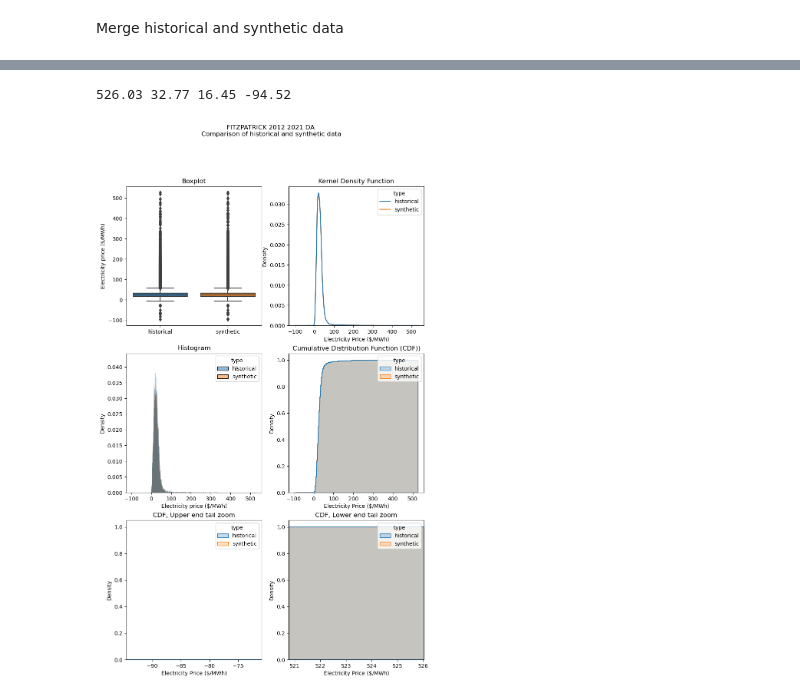
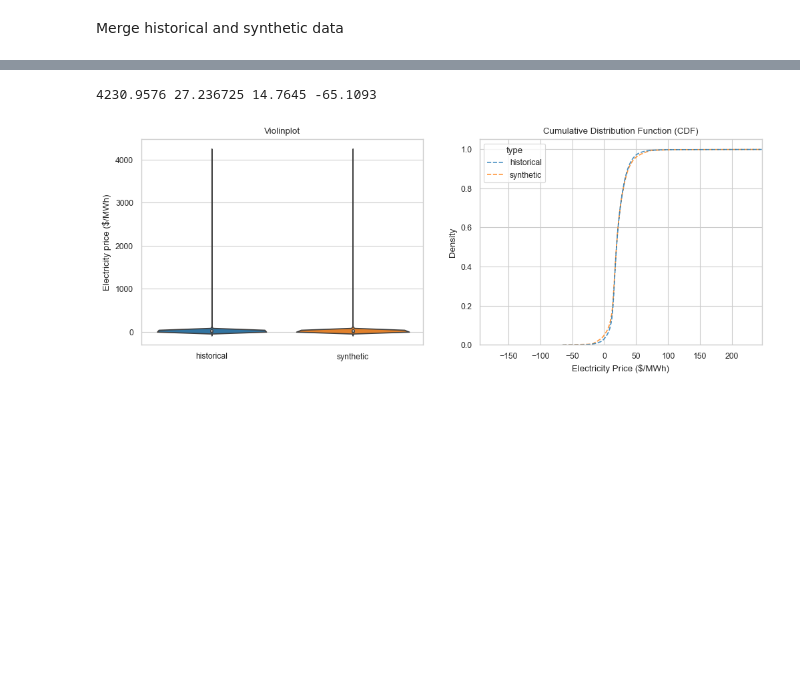
Before and after one commit to idaholab/FORCE, a Jupyter notebook: use_cases/IES_Feb23/train/ARMA_metrics.ipynb, the cells around one changed output, grey strips where cells are left out. Cells and saved outputs as stored; diff of their text form; code cells hidden in the pictures; blank space fills up the shorter version.

```diff
--- a/use_cases/IES_Feb23/train/ARMA_metrics.ipynb
+++ b/use_cases/IES_Feb23/train/ARMA_metrics.ipynb
@@ -5,16 +5,17 @@ import numpy as np
 import matplotlib.pyplot as plt
 import os
 # %%
-arma_data = {'braidwood_covid':["./Output_Braidwood_2012_2021_DA_periodic/synthetic.csv", "../data/electricity_markets/PJM_braidwood/"],
+arma_data = {'braidwood_covid':["./Output_Braidwood_2012_2021_DA/synthetic.csv", "../data/electricity_markets/PJM_braidwood/"],
               'braidwood_non_covid':["./Output_Braidwood_2012_2019_DA/synthetic.csv", "../data/electricity_markets/PJM_braidwood/"],
               'davis_besse':["./Output_davis_besse_2012_2021_DA/synthetic.csv", "../data/electricity_markets/PJM_davis_besse/"],
               'ginna':["./Output_ginna_2012_2021_DA/synthetic.csv", "../data/electricity_markets/NYISO_ginna/"],
               'fitzpatrick':["./Output_fitzpatrick_2012_2021_DA/synthetic.csv", "../data/electricity_markets/NYISO_fitzpatrick/"],
               'nine_mile_point':["./Output_nine_mile_point_2012_2021_DA/synthetic.csv", "../data/electricity_markets/NYISO_nine_mile_point/"],
-              'houston':["./Output_houston_2012_2021_DA/synthetic.csv", "../data/electricity_markets/ERCOT_houston/"]}
+              'houston':["./Output_houston_2012_2021_DA/synthetic.csv", "../data/electricity_markets/ERCOT_houston/"],
+              'cooper': ["./Output_cooper_2014_2021_DA/synthetic.csv", "../data/electricity_markets/SPP_cooper/"]}
 
 
-case = "fitzpatrick"
+case = "cooper"
 
 
 if case not in arma_data.keys():
@@ -150,47 +151,56 @@ prices_df
 # %%
 # Plot and save histograms and boxplots
-fig, axes = plt.subplots(3,2,figsize =(10,16))
+fig, axes = plt.subplots(1,2,figsize =(12,4))
 
 title = ' '.join(tag.split('_')).upper()+'\n Comparison of historical and synthetic data'
-fig.suptitle(title)
+#fig.suptitle(title, y = 1.07)
 
-sns.boxplot(ax = axes[0,0],data=prices_df, x='type', y='price')
-axes[0,0].set_title('Boxplot')
-axes[0,0].set_ylabel('Electricity price ($/MWh)')
-axes[0,0].set_xlabel('')
-
-sns.histplot(ax = axes[1,0], data=prices_df, x='price', hue='type', bins=5000, stat='density', common_norm=False)
-axes[1,0].set_title('Histogram')
-axes[1,0].set_xlabel('Electricity price ($/MWh)')
-#axes[1,0].set_xlim(-25,200)
-
-sns.kdeplot(ax = axes[0,1], x='price', data=prices_df, hue='type',common_norm=False)
-axes[0,1].set_title('Kernel Density Function')
-axes[0,1].set_xlabel('Electricity Price ($/MWh)')
-#axes[0,1].set_xlim(-25,200)
-
-sns.histplot(ax = axes[1,1], data=prices_df, x='price', hue='type', bins=len(prices_df), stat='density', element='step', fill=True,cumulative=True, common_norm=False)
-axes[1,1].set_title('Cumulative Distribution Function (CDF))')
-axes[1,1].set_xlabel('Electricity Price ($/MWh)')
-#axes[1,1].set_xlim(0,125)
-
+mean  = stats['historical price']['mean']
+price95 = 2*stats['historical price']['std']+mean
+price05 = mean -2*stats['historical price']['std']
 max_price = stats['historical price']['max']
 quart1_price = stats['historical price']['25%']
 min_price = stats['historical price']['min']
 quart3_price = stats['historical price']['75%']
 print(max_price, quart3_price, quart1_price, min_price)
 
-sns.histplot(ax = axes[2,0], data=prices_df, x='price', hue='type', bins=len(prices_df), stat='density', element='step', fill=True,cumulative=True, common_norm=False)
-axes[2,0].set_title('CDF, Upper end tail zoom')
-axes[2,0].set_xlabel('Electricity Price ($/MWh)')
-axes[2,0].set_xlim(min_price,max(0.75*min_price, 1.25*min_price))
+sns.set_style('whitegrid')
+sns.set_context('paper')
 
-sns.histplot(ax = axes[2,1], data=prices_df, x='price', hue='type', bins=len(prices_df), stat='density', element='step', fill=True,cumulative=True, common_norm=False)
-axes[2,1].set_title('CDF, Lower end tail zoom')
-axes[2,1].set_xlabel('Electricity Price ($/MWh)')
-axes[2,1].set_xlim(0.99*max_price,max_price)
+sns.violinplot(ax = axes[0],data=prices_df, x='type', y='price', alpha=0.8)
+axes[0].set_title('Violinplot')
+axes[0].set_ylabel('Electricity price ($/MWh)')
+axes[0].set_xlabel('')
 
+#sns.histplot(ax = axes[1,0], data=prices_df, x='price', hue='type', bins=5000, stat='density', common_norm=False)
+#axes[1,0].set_title('Histogram')
+#axes[1,0].set_xlabel('Electricity price ($/MWh)')
+#axes[1,0].set_xlim(-25,200)
+
+#sns.kdeplot(ax = axes[0,1], x='price', data=prices_df, hue='type', alpha= 0.5, multiple="stack",common_norm=False)
+#axes[0,1].set_title('Kernel Density Function')
+#axes[0,1].set_xlabel('Electricity Price ($/MWh)')
+##axes[0,1].set_xlim(price05,price95)
+
+sns.histplot(ax = axes[1], data=prices_df, x='price', hue='type', linestyle = "dashed", alpha=0.8,bins=len(prices_df), stat='density', element='step', fill=False,cumulative=True, common_norm=False)
+axes[1].set_title('Cumulative Distribution Function (CDF)')
+axes[1].set_xlabel('Electricity Price ($/MWh)')
+axes[1].set_xlim(price05,price95)
+
+
+
+#sns.histplot(ax = axes[2,0], data=prices_df, x='price', hue='type', bins=len(prices_df), stat='density', element='step', fill=True,cumulative=True, common_norm=False)
+#axes[2,0].set_title('CDF, Upper end tail zoom')
+#axes[2,0].set_xlabel('Electricity Price ($/MWh)')
+#axes[2,0].set_xlim(min_price,max(0.75*min_price, 1.25*min_price))
+
+#sns.histplot(ax = axes[2,1], data=prices_df, x='price', hue='type', bins=len(prices_df), stat='density', element='step', fill=True,cumulative=True, common_norm=False)
+#axes[2,1].set_title('CDF, Lower end tail zoom')
+#axes[2,1].set_xlabel('Electricity Price ($/MWh)')
+#axes[2,1].set_xlim(0.99*max_price,max_price)
+
+plt.grid(True)
 fig.savefig(tag+'_comparison_plots.png')
 # %% [output]
-526.03 32.77 16.45 -94.52
+4230.9576 27.236725 14.7645 -65.1093
-[figure, old version]
+[figure, new version]
```
Also changed, not shown: parts of 5 cells of this notebook, 19 other files.
